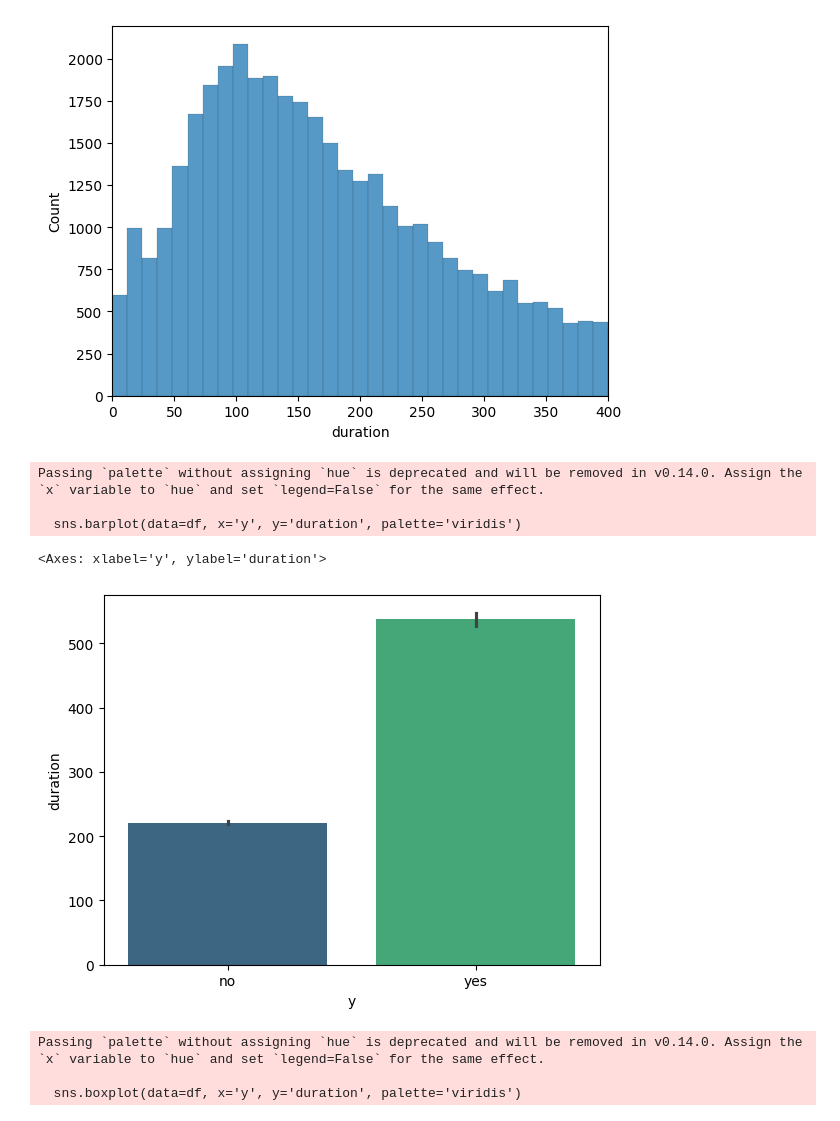
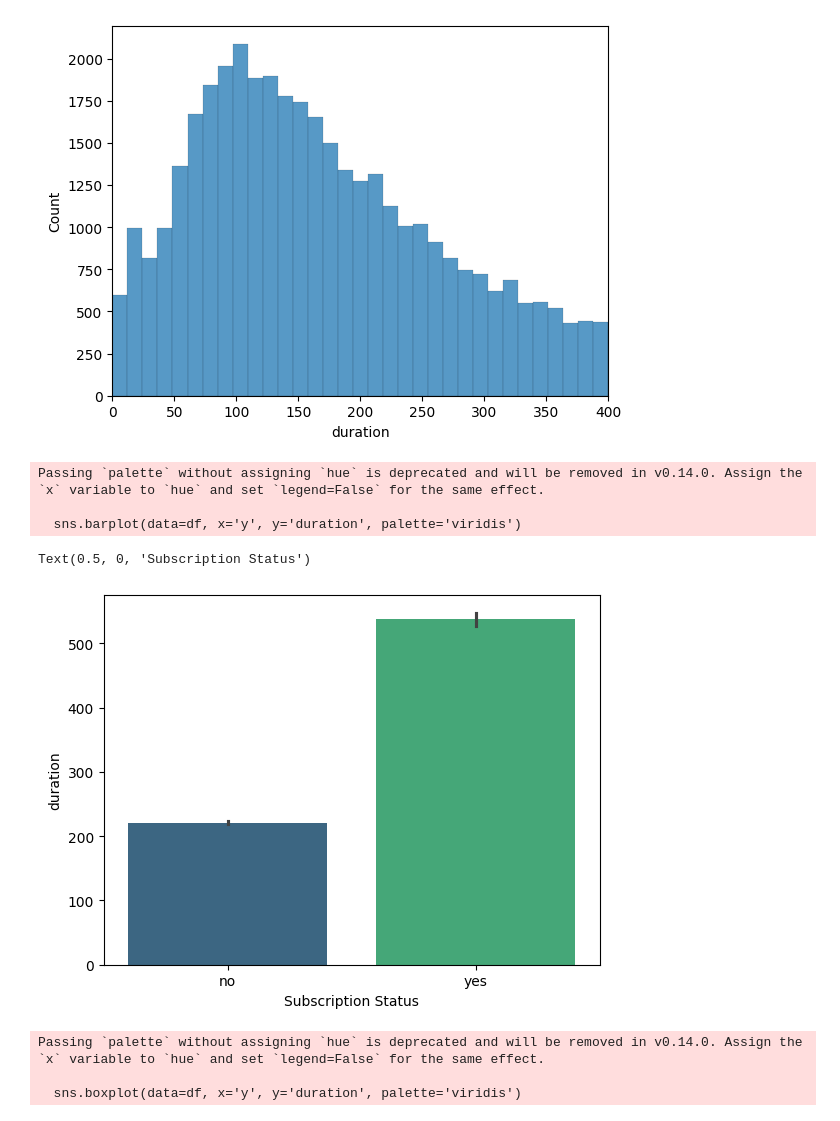
Before and after one commit to DenizBerkDemirag/bank-marketing, a Jupyter notebook: eda_analysis.ipynb, the cells around one changed output. Cells and saved outputs as stored; diff of their text form; code cells hidden in the pictures.

```diff
--- a/eda_analysis.ipynb
+++ b/eda_analysis.ipynb
@@ -330,12 +330,13 @@ plt.xlim(0, 400)
 [figure]
 # %%
 sns.barplot(data=df, x='y', y='duration', palette='viridis')
+plt.xlabel('Subscription Status')
 # %% [output]
 Passing `palette` without assigning `hue` is deprecated and will be removed in v0.14.0. Assign the `x` variable to `hue` and set `legend=False` for the same effect.
 
   sns.barplot(data=df, x='y', y='duration', palette='viridis')
-<Axes: xlabel='y', ylabel='duration'>
+Text(0.5, 0, 'Subscription Status')
-[figure, old version]
+[figure, new version]
 # %%
 sns.boxplot(data=df, x='y', y='duration', palette='viridis')
 plt.xlabel('Subscription Status')
```
Also changed, not shown: parts of 2 cells of this notebook.
